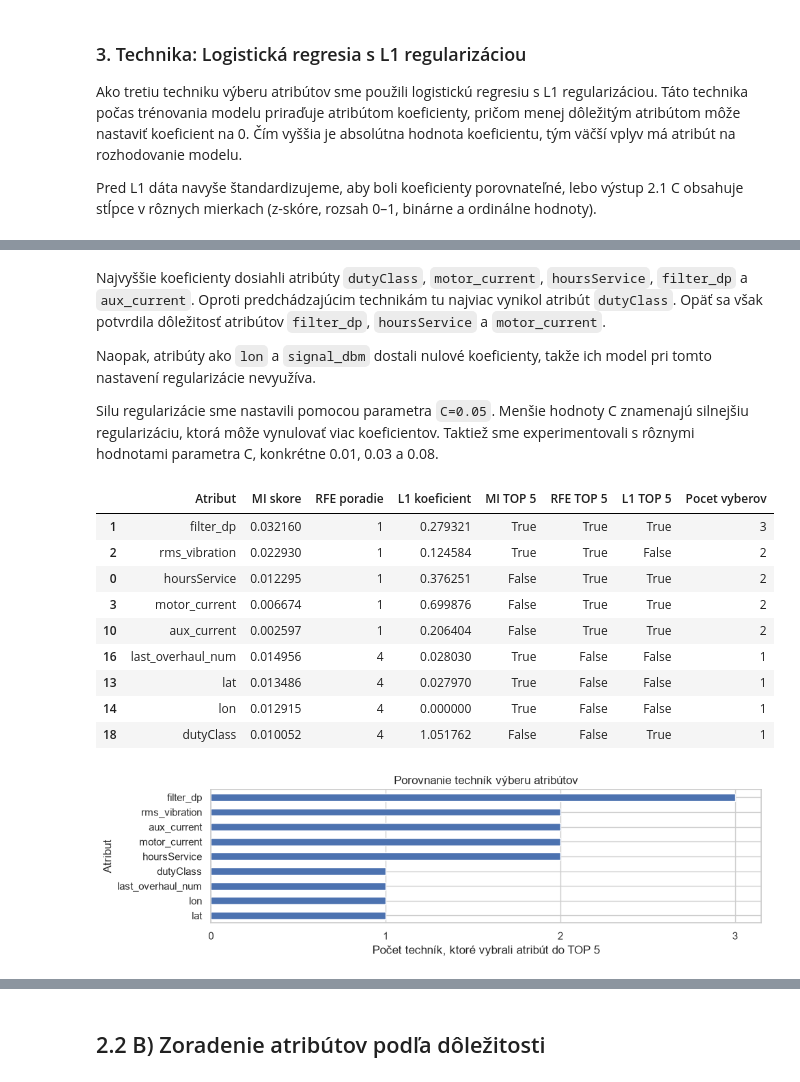
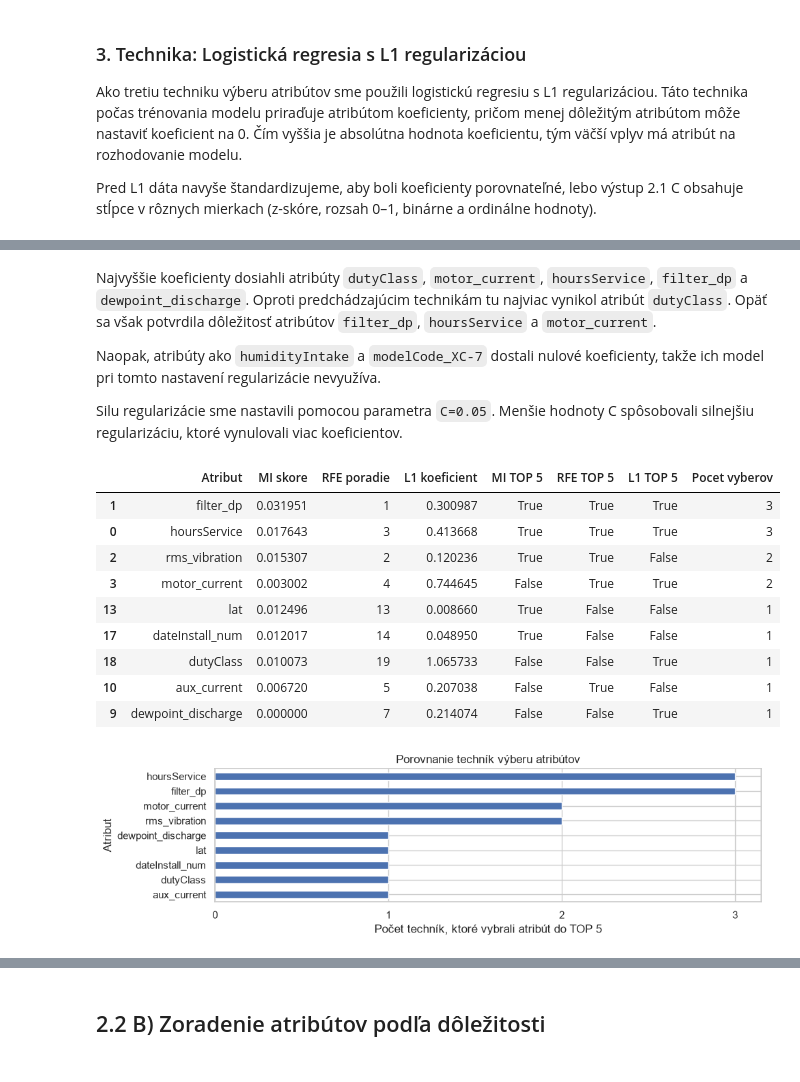
Before and after one commit to kavonada/IAU_zadanie, a Jupyter notebook: projekt.ipynb, the cells around one changed output, grey strips where cells are left out. Cells and saved outputs as stored; diff of their text form; code cells hidden in the pictures.

```diff
--- a/projekt.ipynb
+++ b/projekt.ipynb
@@ -774,6 +774,7 @@ Najväčší počet outlierov sme detekovali v stĺpcoch `filter_dp` (539 alebo
 # %% [markdown]
 Pre stĺpce s viac ako 1% vychýlenými záznammi nájdeme hraničné hodnoty na 5. a 95. percentile. Následne upravíme vychýlené hodnoty do rozsahu medzi tymito hodnotami.
 # %%
+readings_for_phase2 = readings_data.copy()
 cols_to_clip = ['filter_dp', 'rms_vibration']
 
 for col in cols_to_clip:
@@ -1216,6 +1221,6 @@ def merge_tables(readings, units, gateways, verbose=True):
     return merged, unmatched
 
 
-data_merged, unmatched = merge_tables(readings_data, units_data, gateways_data)
+data_merged, unmatched = merge_tables(readings_for_phase2, units_data, gateways_data)
 data_merged
 # %% [output]
@@ -1649,8 +1742,8 @@ rf = RandomForestClassifier(
 
 rfe = RFE(
     estimator=rf,
-    n_features_to_select=5,
-    step=0.2
+    n_features_to_select=1,
+    step=1
 )
 
 rfe.fit(X, y)
@@ -1735,10 +1828,10 @@ display(l1_results)
 | 30 | hardwareModel_NODE-9 | 0.000000 |
 # %% [markdown]
-Najvyššie koeficienty dosiahli atribúty `dutyClass`, `motor_current`, `hoursService`, `filter_dp` a `aux_current`. Oproti predchádzajúcim technikám tu najviac vynikol atribút `dutyClass`. Opäť sa však potvrdila dôležitosť atribútov `filter_dp`, `hoursService` a `motor_current`.
+Najvyššie koeficienty dosiahli atribúty `dutyClass`, `motor_current`, `hoursService`, `filter_dp` a `dewpoint_discharge`. Oproti predchádzajúcim technikám tu najviac vynikol atribút `dutyClass`. Opäť sa však potvrdila dôležitosť atribútov `filter_dp`, `hoursService` a `motor_current`.
 
-Naopak, atribúty ako `lon` a `signal_dbm` dostali nulové koeficienty, takže ich model pri tomto nastavení regularizácie nevyužíva.
+Naopak, atribúty ako `humidityIntake` a `modelCode_XC-7` dostali nulové koeficienty, takže ich model pri tomto nastavení regularizácie nevyužíva.
 
-Silu regularizácie sme nastavili pomocou parametra `C=0.05`. Menšie hodnoty C znamenajú silnejšiu regularizáciu, ktorá môže vynulovať viac koeficientov. Taktiež sme experimentovali s rôznymi hodnotami parametra C, konkrétne 0.01, 0.03 a 0.08.
+Silu regularizácie sme nastavili pomocou parametra `C=0.05`. Menšie hodnoty C spôsobovali silnejšiu regularizáciu, ktoré vynulovali viac koeficientov.
 # %%
 # Porovnanie techník
 comparison = pd.DataFrame({
@@ -1750,7 +1843,7 @@ comparison = pd.DataFrame({
 
 # TOP 5 atribútov
 mi_top5 = set(comparison.nlargest(5, "MI skore")["Atribut"])
-rfe_top5 = set(X.columns[rfe.support_])
+rfe_top5 = set(X.columns[rfe.ranking_ <= 5])
 l1_top5 = set(comparison.nlargest(5, "L1 koeficient")["Atribut"])
 
 comparison["MI TOP 5"] = comparison["Atribut"].isin(mi_top5)
@@ -1758,43 +1851,43 @@ comparison["RFE TOP 5"] = comparison["Atribut"].isin(rfe_top5)
 comparison["L1 TOP 5"] = comparison["Atribut"].isin(l1_top5)
 
 comparison["Pocet vyberov"] = (
     comparison[["MI TOP 5", "RFE TOP 5", "L1 TOP 5"]]
     .sum(axis=1)
 )
 
 # Zoradenie
 comparison = comparison.sort_values(
     ["Pocet vyberov", "MI skore"],
     ascending=[False, False]
 )
 
 comparison = comparison[comparison["Pocet vyberov"] > 0]
 
 display(comparison)
 
 # Graf
 comparison.set_index("Atribut")["Pocet vyberov"].sort_values().plot(
     kind="barh",
     figsize=(10, 3)
 )
 
 plt.title("Porovnanie techník výberu atribútov")
 plt.xlabel("Počet techník, ktoré vybrali atribút do TOP 5")
 plt.xticks([0, 1, 2, 3])
 plt.tight_layout()
 plt.show()
 # %% [output]
 |  | Atribut | MI skore | RFE poradie | L1 koeficient | MI TOP 5 | RFE TOP 5 | L1 TOP 5 | Pocet vyberov |
-| 1 | filter_dp | 0.032160 | 1 | 0.279321 | True | True | True | 3 |
-| 2 | rms_vibration | 0.022930 | 1 | 0.124584 | True | True | False | 2 |
-| 0 | hoursService | 0.012295 | 1 | 0.376251 | False | True | True | 2 |
-| 3 | motor_current | 0.006674 | 1 | 0.699876 | False | True | True | 2 |
-| 10 | aux_current | 0.002597 | 1 | 0.206404 | False | True | True | 2 |
-| 16 | last_overhaul_num | 0.014956 | 4 | 0.028030 | True | False | False | 1 |
-| 13 | lat | 0.013486 | 4 | 0.027970 | True | False | False | 1 |
-| 14 | lon | 0.012915 | 4 | 0.000000 | True | False | False | 1 |
-| 18 | dutyClass | 0.010052 | 4 | 1.051762 | False | False | True | 1 |
+| 1 | filter_dp | 0.031951 | 1 | 0.300987 | True | True | True | 3 |
+| 0 | hoursService | 0.017643 | 3 | 0.413668 | True | True | True | 3 |
+| 2 | rms_vibration | 0.015307 | 2 | 0.120236 | True | True | False | 2 |
+| 3 | motor_current | 0.003002 | 4 | 0.744645 | False | True | True | 2 |
+| 13 | lat | 0.012496 | 13 | 0.008660 | True | False | False | 1 |
+| 17 | dateInstall_num | 0.012017 | 14 | 0.048950 | True | False | False | 1 |
+| 18 | dutyClass | 0.010073 | 19 | 1.065733 | False | False | True | 1 |
+| 10 | aux_current | 0.006720 | 5 | 0.207038 | False | True | False | 1 |
+| 9 | dewpoint_discharge | 0.000000 | 7 | 0.214074 | False | False | True | 1 |
-[figure, old version]
+[figure, new version]
 # %% [markdown]
 ### Porovnanie a vyhodnotenie techník
 
```
Also changed, not shown: parts of 37 cells of this notebook, 3 other files.
